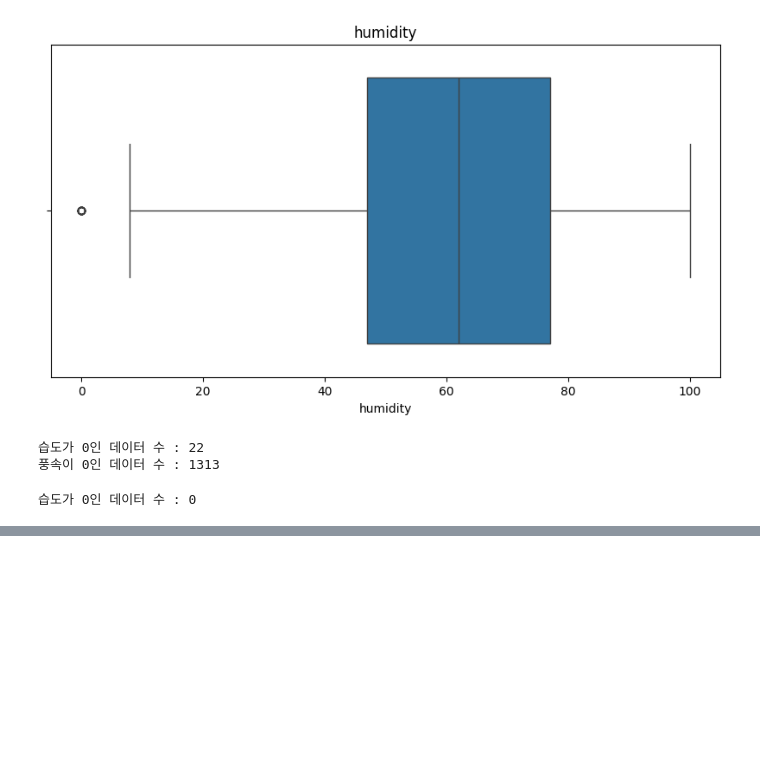
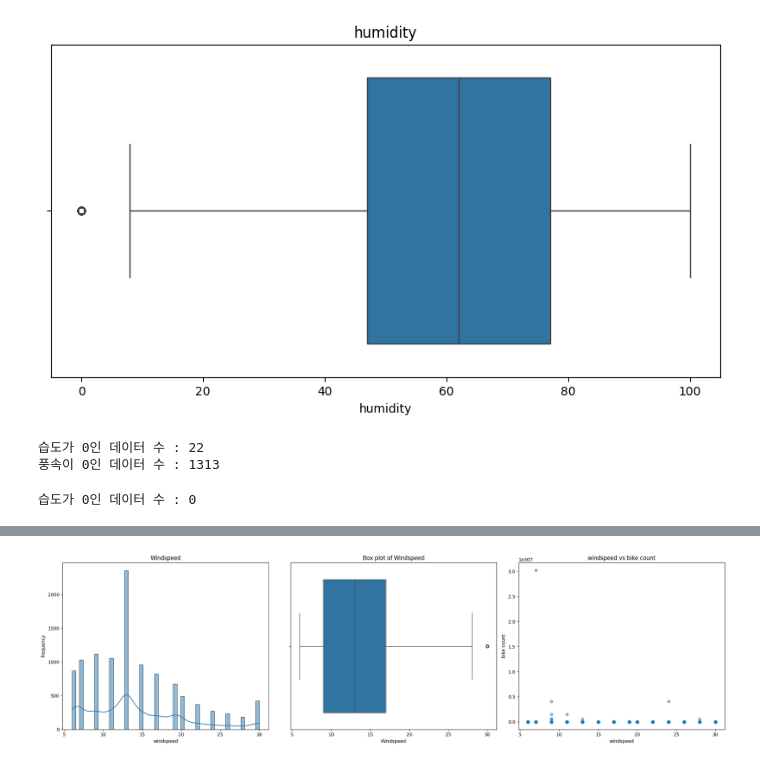
Before and after one commit to forexms78/AI-05-, a Jupyter notebook: 미션3_2팀_박병호.ipynb, the cells around one changed output, grey strips where cells are left out. Saved outputs shown, nothing was run; the diff lists cells and outputs as text; code cells hidden in the pictures; blank space fills up the shorter version.

```diff
--- a/미션3_2팀_박병호.ipynb
+++ b/미션3_2팀_박병호.ipynb
@@ -150,0 +194,27 @@ print(f"습도가 0인 데이터 수 : {len(train[train['humidity'] == 0])}")
+# %%
+# 풍속 시각화하기
+
+import matplotlib.pyplot as plt
+import seaborn as sns
+import numpy as np
+
+fig, (ax1, ax2, ax3) = plt.subplots(nrows=1, ncols=3, figsize=(21,6))
+
+sns.histplot(train['windspeed'], bins=50, kde=True, ax=ax1)
+ax1.set_title('Windspeed')
+ax1.set_xlabel('windspeed')
+ax1.set_ylabel('frequency')
+
+sns.boxplot(x=train['windspeed'], ax=ax2)
+ax2.set_title('Box plot of Windspeed')
+ax2.set_xlabel('Windspeed')
+
+ax3.scatter(train['windspeed'], np.expm1(train['count']), alpha=0.5)
+ax3.set_title('windspeed vs bike count')
+ax3.set_xlabel('windspeed')
+ax3.set_ylabel('bike count')
+
+plt.tight_layout()
+plt.show()
+# %% [output]
+[figure, added]
```
Also changed, not shown: parts of 21 cells of this notebook.
